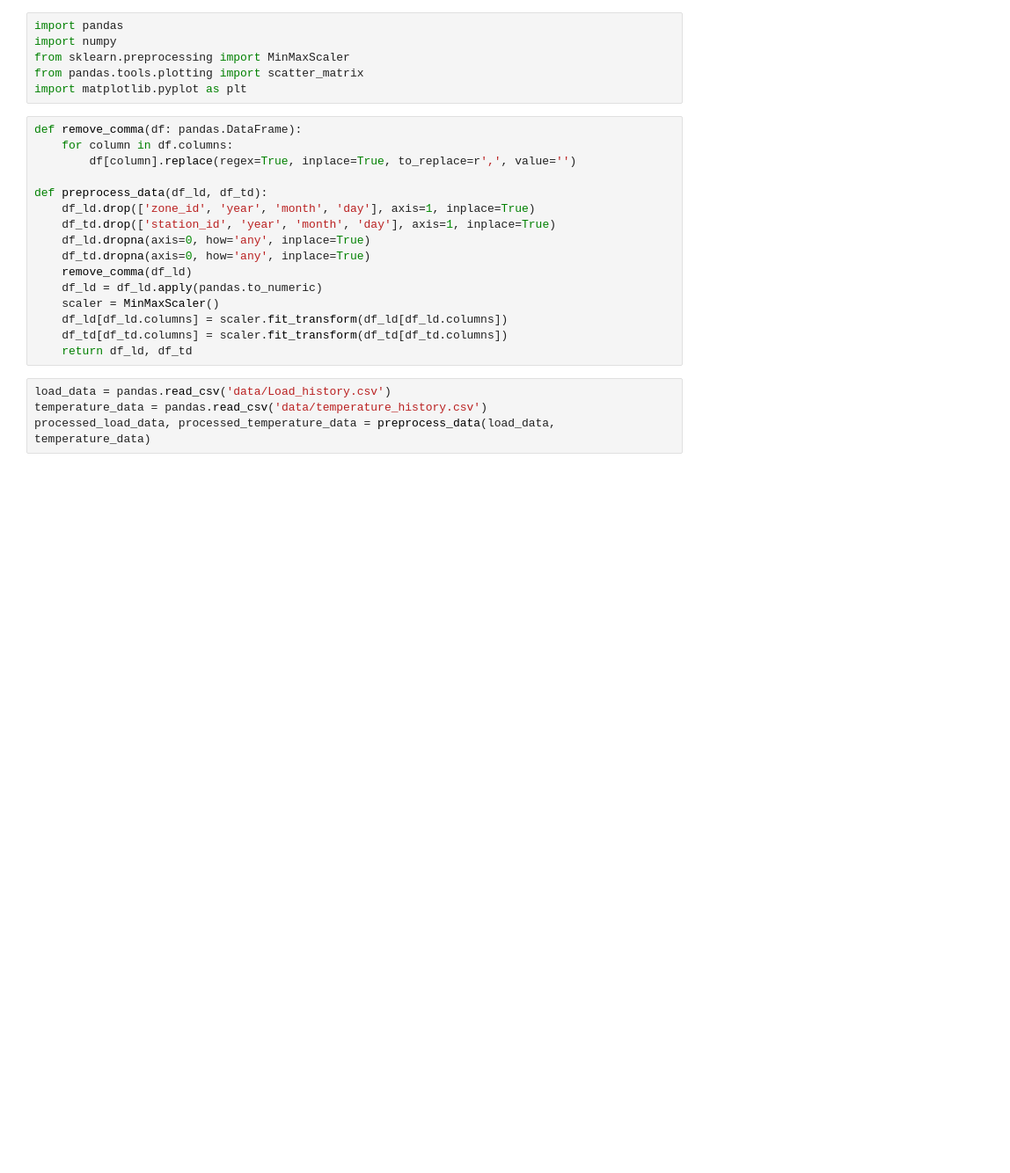
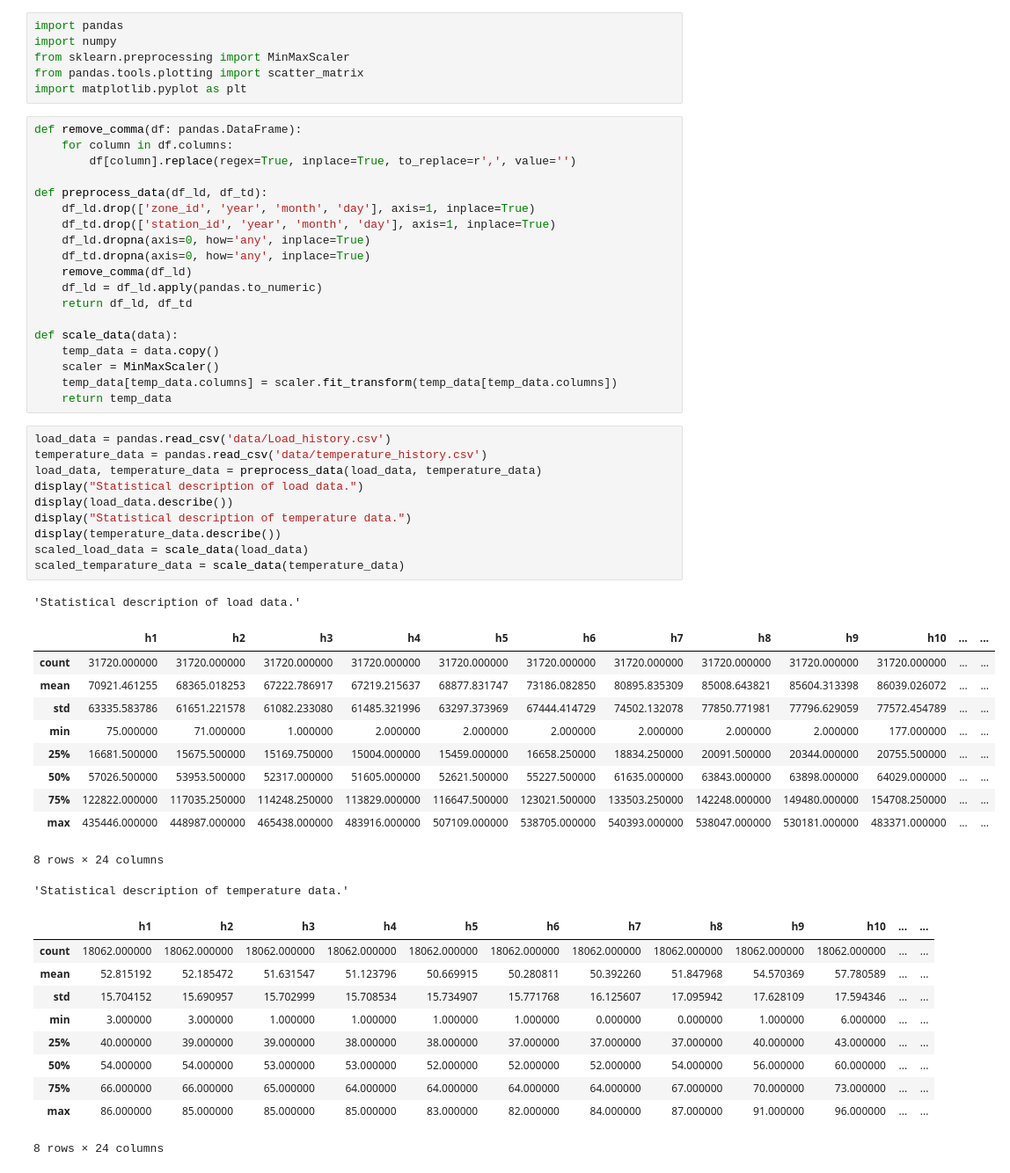
Before and after one commit to Prakash2403/SIH-2k18, a Jupyter notebook: Analysis.ipynb, the cells around one changed output. Shown at 88% size. Saved outputs shown, nothing was run; the diff lists cells and outputs as text; blank space fills up the shorter version.

```diff
--- a/Analysis.ipynb
+++ b/Analysis.ipynb
@@ -16,12 +16,44 @@ def preprocess_data(df_ld, df_td):
     df_td.dropna(axis=0, how='any', inplace=True)
     remove_comma(df_ld)
     df_ld = df_ld.apply(pandas.to_numeric)
+    return df_ld, df_td
+
+def scale_data(data):
+    temp_data = data.copy()
     scaler = MinMaxScaler()
-    df_ld[df_ld.columns] = scaler.fit_transform(df_ld[df_ld.columns])
-    df_td[df_td.columns] = scaler.fit_transform(df_td[df_td.columns])
-    return df_ld, df_td
+    temp_data[temp_data.columns] = scaler.fit_transform(temp_data[temp_data.columns])
+    return temp_data
 # %%
 load_data = pandas.read_csv('data/Load_history.csv')
 temperature_data = pandas.read_csv('data/temperature_history.csv')
-processed_load_data, processed_temperature_data = preprocess_data(load_data, temperature_data)
+load_data, temperature_data = preprocess_data(load_data, temperature_data)
+display("Statistical description of load data.")
+display(load_data.describe())
+display("Statistical description of temperature data.")
+display(temperature_data.describe())
+scaled_load_data = scale_data(load_data)
+scaled_temparature_data = scale_data(temperature_data)
+# %% [output]
+'Statistical description of load data.'
+|  | h1 | h2 | h3 | h4 | h5 | h6 | h7 | h8 | h9 | h10 | ... | ... |
+| count | 31720.000000 | 31720.000000 | 31720.000000 | 31720.000000 | 31720.000000 | 31720.000000 | 31720.000000 | 31720.000000 | 31720.000000 | 31720.000000 | ... | ... |
+| mean | 70921.461255 | 68365.018253 | 67222.786917 | 67219.215637 | 68877.831747 | 73186.082850 | 80895.835309 | 85008.643821 | 85604.313398 | 86039.026072 | ... | ... |
+| std | 63335.583786 | 61651.221578 | 61082.233080 | 61485.321996 | 63297.373969 | 67444.414729 | 74502.132078 | 77850.771981 | 77796.629059 | 77572.454789 | ... | ... |
+| min | 75.000000 | 71.000000 | 1.000000 | 2.000000 | 2.000000 | 2.000000 | 2.000000 | 2.000000 | 2.000000 | 177.000000 | ... | ... |
+| 25% | 16681.500000 | 15675.500000 | 15169.750000 | 15004.000000 | 15459.000000 | 16658.250000 | 18834.250000 | 20091.500000 | 20344.000000 | 20755.500000 | ... | ... |
+| 50% | 57026.500000 | 53953.500000 | 52317.000000 | 51605.000000 | 52621.500000 | 55227.500000 | 61635.000000 | 63843.000000 | 63898.000000 | 64029.000000 | ... | ... |
+| 75% | 122822.000000 | 117035.250000 | 114248.250000 | 113829.000000 | 116647.500000 | 123021.500000 | 133503.250000 | 142248.000000 | 149480.000000 | 154708.250000 | ... | ... |
+| max | 435446.000000 | 448987.000000 | 465438.000000 | 483916.000000 | 507109.000000 | 538705.000000 | 540393.000000 | 538047.000000 | 530181.000000 | 483371.000000 | ... | ... |
+8 rows × 24 columns
+'Statistical description of temperature data.'
+|  | h1 | h2 | h3 | h4 | h5 | h6 | h7 | h8 | h9 | h10 | ... | ... |
+| count | 18062.000000 | 18062.000000 | 18062.000000 | 18062.000000 | 18062.000000 | 18062.000000 | 18062.000000 | 18062.000000 | 18062.000000 | 18062.000000 | ... | ... |
+| mean | 52.815192 | 52.185472 | 51.631547 | 51.123796 | 50.669915 | 50.280811 | 50.392260 | 51.847968 | 54.570369 | 57.780589 | ... | ... |
+| std | 15.704152 | 15.690957 | 15.702999 | 15.708534 | 15.734907 | 15.771768 | 16.125607 | 17.095942 | 17.628109 | 17.594346 | ... | ... |
+| min | 3.000000 | 3.000000 | 1.000000 | 1.000000 | 1.000000 | 1.000000 | 0.000000 | 0.000000 | 1.000000 | 6.000000 | ... | ... |
+| 25% | 40.000000 | 39.000000 | 39.000000 | 38.000000 | 38.000000 | 37.000000 | 37.000000 | 37.000000 | 40.000000 | 43.000000 | ... | ... |
+| 50% | 54.000000 | 54.000000 | 53.000000 | 53.000000 | 52.000000 | 52.000000 | 52.000000 | 54.000000 | 56.000000 | 60.000000 | ... | ... |
+| 75% | 66.000000 | 66.000000 | 65.000000 | 64.000000 | 64.000000 | 64.000000 | 64.000000 | 67.000000 | 70.000000 | 73.000000 | ... | ... |
+| max | 86.000000 | 85.000000 | 85.000000 | 85.000000 | 83.000000 | 82.000000 | 84.000000 | 87.000000 | 91.000000 | 96.000000 | ... | ... |
+8 rows × 24 columns
 # %%
```
Also changed, not shown: parts of 12 cells of this notebook, 1 other file.
